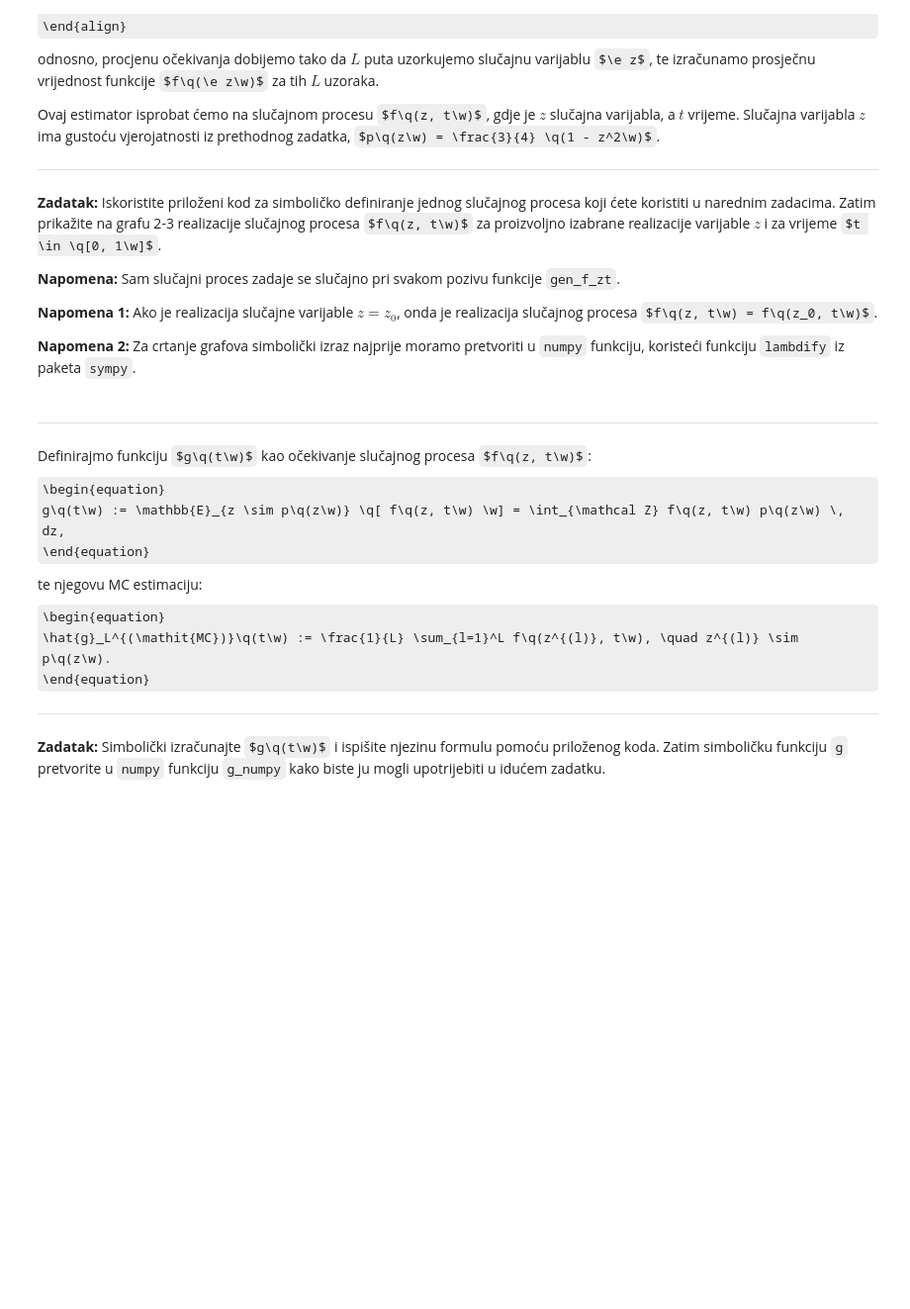
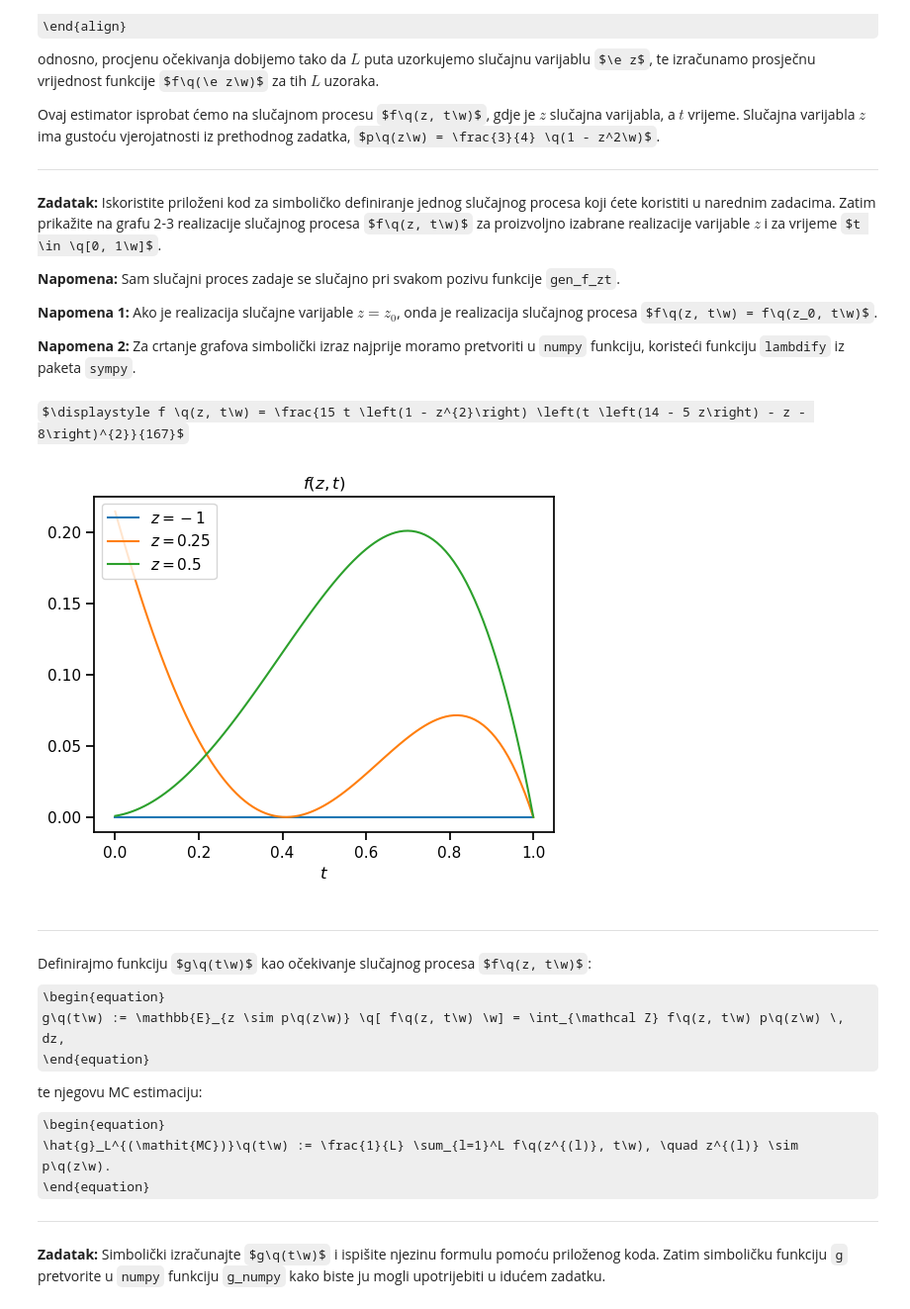
Before and after one commit to dinogrgic1/fer-deep-learning-2-labs, a Jupyter notebook: lab2/lab_2.ipynb, the cells around one changed output. Shown at 99% size. Cells and saved outputs as stored; diff of their text form; code cells hidden in the pictures; some formulas as TeX source; blank space fills up the shorter version.

```diff
--- a/lab2/lab_2.ipynb
+++ b/lab2/lab_2.ipynb
@@ -176,6 +178,6 @@ Isto vrijedi i za sve ostale simbolički definirane funkcije.
 # %%
 z = sp.symbols("z")
 
-p = ...
+p = sp.Rational("3/4") * (1 - z ** 2)
 
 display(Math(rf"p\q(z\w) = {sp.latex(p)}"))
@@ -206,20 +210,25 @@ Zatim prikažite na grafu 2-3 realizacije slučajnog procesa $f\q(z, t\w)$ za pr
 # %%
 from utils import gen_f_zt
 
 z, t = sp.symbols(["z", "t"])
 f = gen_f_zt(z, t)
 
 display(Math(rf"f \q(z, t\w) = {sp.latex(f)}"))
 
 # preporuka: koristiti sufiks `_numpy` u imenu varijable kako se numpy funkcija ne bi miješala sa simboličkim izrazom
 f_numpy = sp.lambdify((z, t), f, "numpy")
+p_numpy = sp.lambdify(z, p, "numpy")
 
 ts = np.linspace(0.0, 1.0, 101)
-...
+eps_sample = np.random.uniform(size=1000000)
+zs = [-1, 0.25, 0.5]
 
 with plot_context(show=True, title=r"$f\left(z, t\right)$", xlabel=r"$t$", legend=[rf"$z={zs[i]}$" for i in range(3)]):
     for i in range(3):
-        plt.plot
+        plt.plot(ts, f_numpy(ts, p_numpy(zs[i])))
+# %% [output]
+$\displaystyle f \q(z, t\w) = \frac{15 t \left(1 - z^{2}\right) \left(t \left(14 - 5 z\right) - z - 8\right)^{2}}{167}$
+[figure, added]
 # %% [markdown]
 ---
 
```
Also changed, not shown: parts of 11 cells of this notebook, 1 other file.
